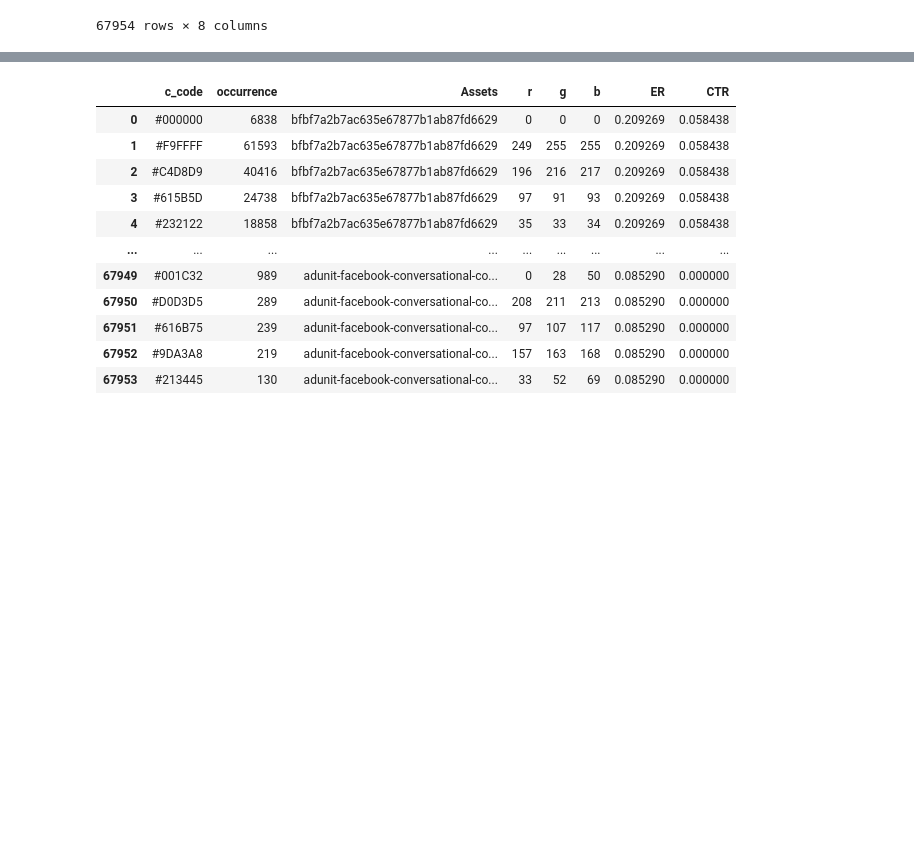
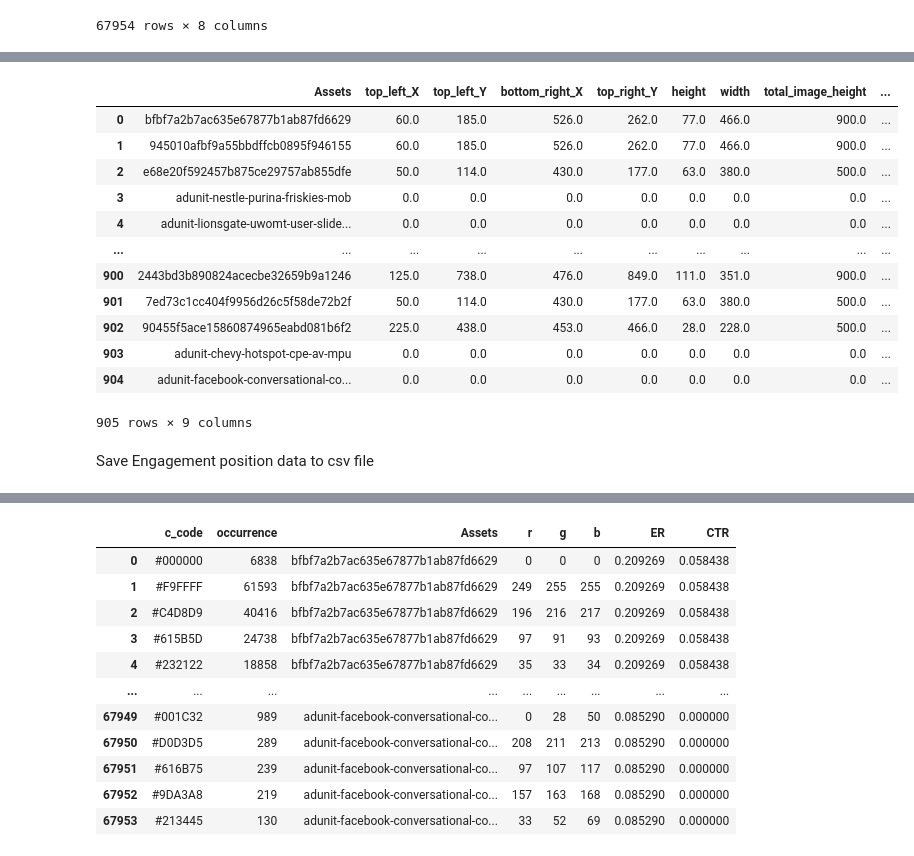
Before and after one commit to ad-Optimisation/ad_optimisation, a Jupyter notebook: notebooks/preprocessing.ipynb, the cells around one changed output, grey strips where cells are left out. Saved outputs shown, nothing was run; the diff lists cells and outputs as text; code cells hidden in the pictures; blank space fills up the shorter version.

```diff
--- a/notebooks/preprocessing.ipynb
+++ b/notebooks/preprocessing.ipynb
@@ -72,0 +140,19 @@ color_data
+# %%
+engagement_data = engagement_data.fillna(0)
+engagement_data
+# %% [output]
+|  | Assets | top_left_X | top_left_Y | bottom_right_X | top_right_Y | height | width | total_image_height | ... |
+| 0 | bfbf7a2b7ac635e67877b1ab87fd6629 | 60.0 | 185.0 | 526.0 | 262.0 | 77.0 | 466.0 | 900.0 | ... |
+| 1 | 945010afbf9a55bbdffcb0895f946155 | 60.0 | 185.0 | 526.0 | 262.0 | 77.0 | 466.0 | 900.0 | ... |
+| 2 | e68e20f592457b875ce29757ab855dfe | 50.0 | 114.0 | 430.0 | 177.0 | 63.0 | 380.0 | 500.0 | ... |
+| 3 | adunit-nestle-purina-friskies-mob | 0.0 | 0.0 | 0.0 | 0.0 | 0.0 | 0.0 | 0.0 | ... |
+| 4 | adunit-lionsgate-uwomt-user-slide... | 0.0 | 0.0 | 0.0 | 0.0 | 0.0 | 0.0 | 0.0 | ... |
+| ... | ... | ... | ... | ... | ... | ... | ... | ... | ... |
+| 900 | 2443bd3b890824acecbe32659b9a1246 | 125.0 | 738.0 | 476.0 | 849.0 | 111.0 | 351.0 | 900.0 | ... |
+| 901 | 7ed73c1cc404f9956d26c5f58de72b2f | 50.0 | 114.0 | 430.0 | 177.0 | 63.0 | 380.0 | 500.0 | ... |
+| 902 | 90455f5ace15860874965eabd081b6f2 | 225.0 | 438.0 | 453.0 | 466.0 | 28.0 | 228.0 | 500.0 | ... |
+| 903 | adunit-chevy-hotspot-cpe-av-mpu | 0.0 | 0.0 | 0.0 | 0.0 | 0.0 | 0.0 | 0.0 | ... |
+| 904 | adunit-facebook-conversational-co... | 0.0 | 0.0 | 0.0 | 0.0 | 0.0 | 0.0 | 0.0 | ... |
+905 rows × 9 columns
+# %% [markdown]
+Save Engagement position data to csv file
```
Also changed, not shown: parts of 18 cells of this notebook.
